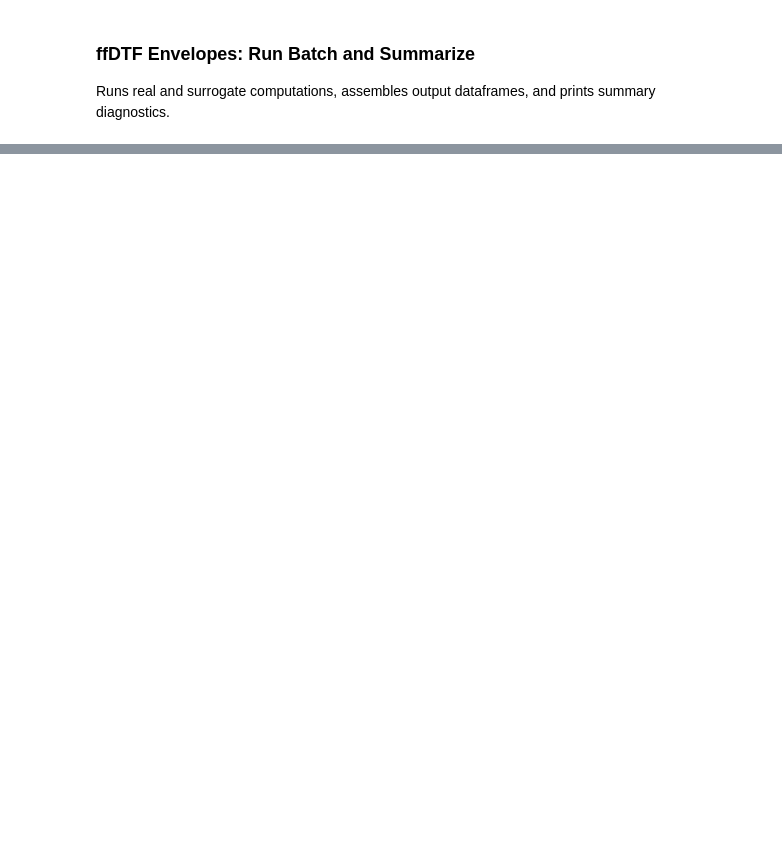
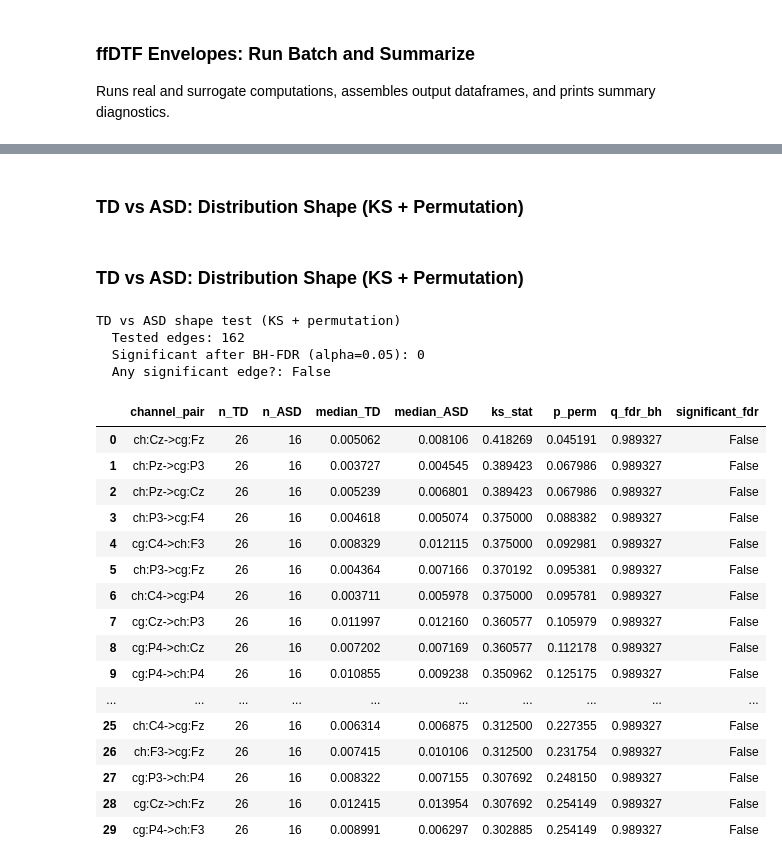
Before and after one commit to SYNCC-IN/hyperscanning-signal-analysis, a Jupyter notebook: scripts/ESCan_ffdtf_envelpes.ipynb, the cells around one changed output, grey strips where cells are left out. Saved outputs shown, nothing was run; the diff lists cells and outputs as text; code cells hidden in the pictures; blank space fills up the shorter version.

```diff
--- a/scripts/ESCan_ffdtf_envelpes.ipynb
+++ b/scripts/ESCan_ffdtf_envelpes.ipynb
@@ -1372,0 +1987,59 @@ print('Cell 18 computation complete.')
+# %% [markdown]
+### TD vs ASD: Distribution Shape (KS + Permutation)
+# %%
+# TD_ASD_V2
+from IPython.display import Markdown, display
+
+display(Markdown('### TD vs ASD: Distribution Shape (KS + Permutation)'))
+
+td_asd_df_pre = prepare_td_asd_df(ffdtf_env_df, filter_cross_brain=True)
+
+td_asd_shape_df, td_asd_shape_summary = run_edgewise_shape_test(
+    td_asd_df_pre,
+    group_col='group_binary',
+    groups=('TD', 'ASD'),
+    pair_id_col='dyadID',
+    alpha=ALPHA_SHAPE,
+    n_perm=N_PERM_SHAPE,
+    min_pairs_per_group=MIN_PAIRS_PER_GROUP_SHAPE,
+    random_seed=RANDOM_SEED_SHAPE,
+    aggregate_over_events=True,
+    filter_cross_brain=False,
+    value_col='ff_dtf',
+    channel_col='channel_pair',
+)
+
+print('\nTD vs ASD shape test (KS + permutation)')
+print(f"  Tested edges: {td_asd_shape_summary['tested_edges']}")
+print(f"  Significant after BH-FDR (alpha={ALPHA_SHAPE}): {td_asd_shape_summary['n_significant_fdr']}")
+print(f"  Any significant edge?: {td_asd_shape_summary['any_significant']}")
+if td_asd_shape_summary['message'] != 'OK':
+    print(f"  Note: {td_asd_shape_summary['message']}")
+if not td_asd_shape_df.empty:
+    display(td_asd_shape_df.head(30))
+    if td_asd_shape_summary['any_significant']:
+        print('\nSignificant edges (FDR):')
+        display(td_asd_shape_df.loc[td_asd_shape_df['significant_fdr']].sort_values('q_fdr_bh'))
+# %% [output]
+### TD vs ASD: Distribution Shape (KS + Permutation)
+TD vs ASD shape test (KS + permutation)
+  Tested edges: 162
+  Significant after BH-FDR (alpha=0.05): 0
+  Any significant edge?: False
+|  | channel_pair | n_TD | n_ASD | median_TD | median_ASD | ks_stat | p_perm | q_fdr_bh | significant_fdr |
+| 0 | ch:Cz->cg:Fz | 26 | 16 | 0.005062 | 0.008106 | 0.418269 | 0.045191 | 0.989327 | False |
+| 1 | ch:Pz->cg:P3 | 26 | 16 | 0.003727 | 0.004545 | 0.389423 | 0.067986 | 0.989327 | False |
+| 2 | ch:Pz->cg:Cz | 26 | 16 | 0.005239 | 0.006801 | 0.389423 | 0.067986 | 0.989327 | False |
+| 3 | ch:P3->cg:F4 | 26 | 16 | 0.004618 | 0.005074 | 0.375000 | 0.088382 | 0.989327 | False |
+| 4 | cg:C4->ch:F3 | 26 | 16 | 0.008329 | 0.012115 | 0.375000 | 0.092981 | 0.989327 | False |
+| 5 | ch:P3->cg:Fz | 26 | 16 | 0.004364 | 0.007166 | 0.370192 | 0.095381 | 0.989327 | False |
+| 6 | ch:C4->cg:P4 | 26 | 16 | 0.003711 | 0.005978 | 0.375000 | 0.095781 | 0.989327 | False |
+| 7 | cg:Cz->ch:P3 | 26 | 16 | 0.011997 | 0.012160 | 0.360577 | 0.105979 | 0.989327 | False |
+| 8 | cg:P4->ch:Cz | 26 | 16 | 0.007202 | 0.007169 | 0.360577 | 0.112178 | 0.989327 | False |
+| 9 | cg:P4->ch:P4 | 26 | 16 | 0.010855 | 0.009238 | 0.350962 | 0.125175 | 0.989327 | False |
+| ... | ... | ... | ... | ... | ... | ... | ... | ... | ... |
+| 25 | ch:C4->cg:Fz | 26 | 16 | 0.006314 | 0.006875 | 0.312500 | 0.227355 | 0.989327 | False |
+| 26 | ch:F3->cg:Fz | 26 | 16 | 0.007415 | 0.010106 | 0.312500 | 0.231754 | 0.989327 | False |
+| 27 | cg:P3->ch:P4 | 26 | 16 | 0.008322 | 0.007155 | 0.307692 | 0.248150 | 0.989327 | False |
+| 28 | cg:Cz->ch:Fz | 26 | 16 | 0.012415 | 0.013954 | 0.307692 | 0.254149 | 0.989327 | False |
+| 29 | cg:P4->ch:F3 | 26 | 16 | 0.008991 | 0.006297 | 0.302885 | 0.254149 | 0.989327 | False |
```
Also changed, not shown: parts of 29 cells of this notebook, 2 other files.
